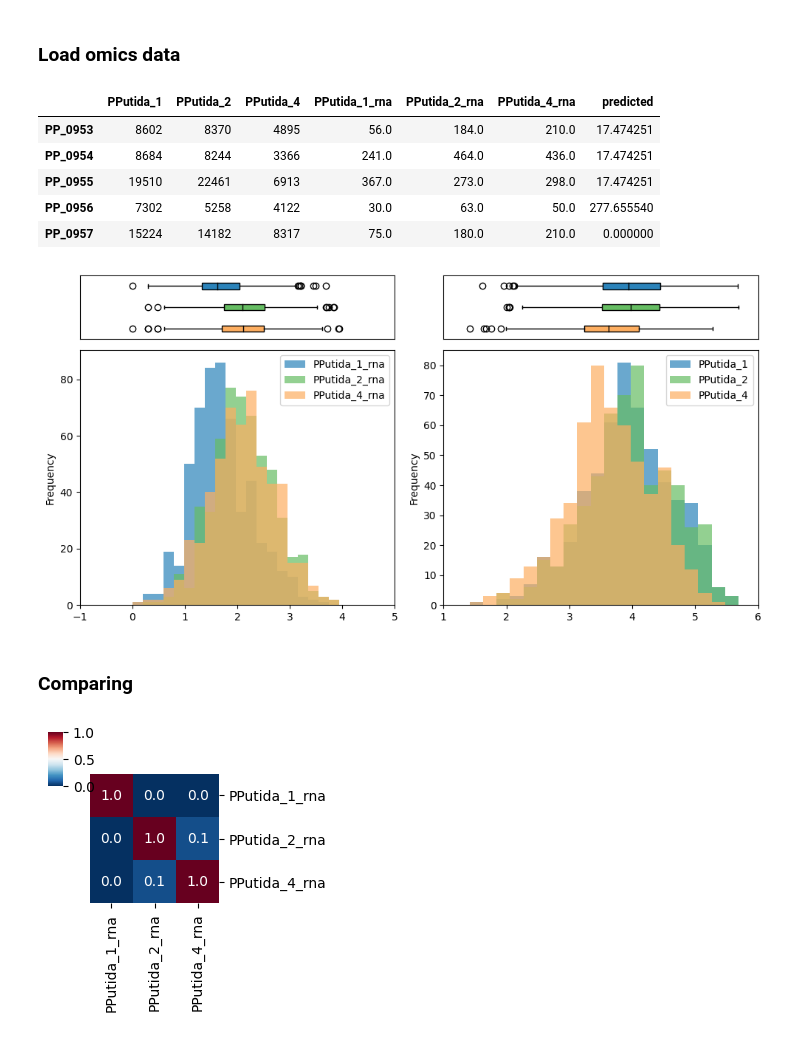
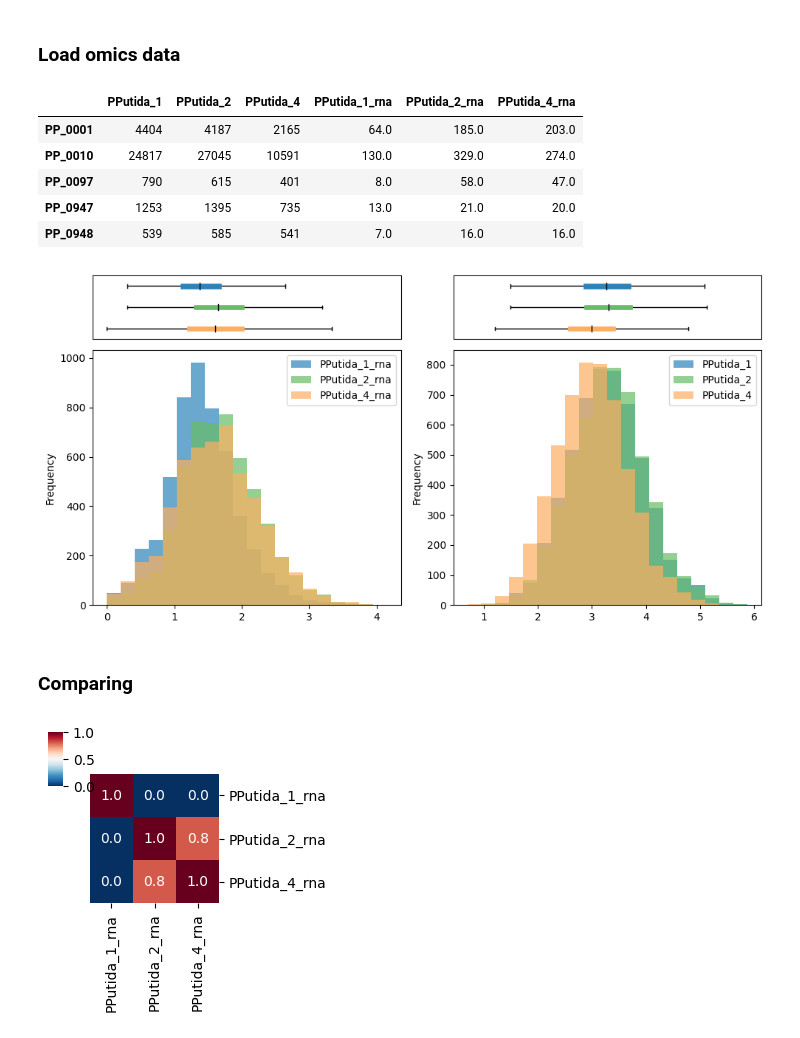
Before and after one commit to jdtibochab/pputidame, a Jupyter notebook: 1.1.OmicsOverview.ipynb, the cells around one changed output. Saved outputs shown, nothing was run; the diff lists cells and outputs as text; code cells hidden in the pictures.

```diff
--- a/1.1.OmicsOverview.ipynb
+++ b/1.1.OmicsOverview.ipynb
@@ -24,13 +20,14 @@ ribo = pandas.read_csv("./data-jul-2024/RS-counts.csv",sep=',',index_col=0)[["PP
 # %%
-Results = ribo.join(rna,rsuffix="_rna").join(pred).dropna()
+Results = ribo.join(rna,rsuffix="_rna")
+# Results = Results.loc[set(Annotation.index) & set(Results.index)]
 Results.head()
 # %% [output]
-|  | PPutida_1 | PPutida_2 | PPutida_4 | PPutida_1_rna | PPutida_2_rna | PPutida_4_rna | predicted |
-| PP_0953 | 8602 | 8370 | 4895 | 56.0 | 184.0 | 210.0 | 17.474251 |
-| PP_0954 | 8684 | 8244 | 3366 | 241.0 | 464.0 | 436.0 | 17.474251 |
-| PP_0955 | 19510 | 22461 | 6913 | 367.0 | 273.0 | 298.0 | 17.474251 |
-| PP_0956 | 7302 | 5258 | 4122 | 30.0 | 63.0 | 50.0 | 277.655540 |
-| PP_0957 | 15224 | 14182 | 8317 | 75.0 | 180.0 | 210.0 | 0.000000 |
+|  | PPutida_1 | PPutida_2 | PPutida_4 | PPutida_1_rna | PPutida_2_rna | PPutida_4_rna |
+| PP_0001 | 4404 | 4187 | 2165 | 64.0 | 185.0 | 203.0 |
+| PP_0010 | 24817 | 27045 | 10591 | 130.0 | 329.0 | 274.0 |
+| PP_0097 | 790 | 615 | 401 | 8.0 | 58.0 | 47.0 |
+| PP_0947 | 1253 | 1395 | 735 | 13.0 | 21.0 | 20.0 |
+| PP_0948 | 539 | 585 | 541 | 7.0 | 16.0 | 16.0 |
 # %%
 ResultsLog = numpy.log10(Results).replace([numpy.inf, -numpy.inf], numpy.nan, inplace=False).dropna()
 samples = ["PPutida_1","PPutida_2","PPutida_4"]
@@ -39,31 +38,34 @@ colors = ["#2b83ba","#66bd63","#fdae61"]
 # %%
 import matplotlib.ticker as ticker
 alpha = 0.7
 fig,ax = plt.subplots(2,2,figsize=(10,5),gridspec_kw={'height_ratios': [1,4]})
-_,props = ResultsLog[rna_samples[::-1]].plot.box(vert=False,ax=ax[0,0],patch_artist=True,return_type='both',color="black")
+_,props = ResultsLog[rna_samples[::-1]].plot.box(vert=False,ax=ax[0,0],patch_artist=True,return_type='both',color="black", flierprops={'markersize': 0})
 for patch,color in zip(props['boxes'],colors[::-1]):
     patch.set_facecolor(color)
+    patch.set_edgecolor("white")
 ResultsLog[rna_samples].plot.hist(alpha=alpha,bins=20,ax=ax[1,0],color=colors)
-_,props = ResultsLog[samples[::-1]].plot.box(vert=False,ax=ax[0,1],patch_artist=True,return_type='both',color="black")
+_,props = ResultsLog[samples[::-1]].plot.box(vert=False,ax=ax[0,1],patch_artist=True,return_type='both',color="black", flierprops={'markersize': 0})
 for patch,color in zip(props['boxes'],colors[::-1]):
     patch.set_facecolor(color)
+    patch.set_edgecolor("white")
+
 ResultsLog[samples].plot.hist(alpha=alpha,bins=20,ax=ax[1,1],color=colors)
 
 ax[0,0].xaxis.set_major_locator(ticker.NullLocator())
 ax[0,0].yaxis.set_major_locator(ticker.NullLocator())
 ax[0,1].xaxis.set_major_locator(ticker.NullLocator())
 ax[0,1].yaxis.set_major_locator(ticker.NullLocator())
 
-for a in ax[:,0]:
-    a.set_xlim([-1,5])
+# for a in ax[:,0]:
+#     a.set_xlim([-1,5])
 
-for a in ax[:,1]:
-    a.set_xlim([1,6])
+# for a in ax[:,1]:
+#     a.set_xlim([1,6])
 
 fig.tight_layout()
 fig.savefig("./figures/omics-distributions.svg")
 # %% [output]
-[figure, old version]
+[figure, new version]
 # %% [markdown]
 ### Comparing
 # %%
@@ -96,9 +98,9 @@ cmap = sns.clustermap(cmap_df,
                # cbar=False,
               )
 labels = [i.get_text() for i in cmap.ax_heatmap.yaxis.get_majorticklabels()]
-# plt.savefig("./figures/mw-te-colorbar.svg",format="svg")
+plt.savefig("./figures/rna-seq-mean-different.svg",format="svg")
 # %% [output]
-[figure, old version]
+[figure, new version]
 # %%
 cmap_df = ttest(samples)
 cmap = plt.cm.get_cmap('RdBu_r').copy()
```
Also changed, not shown: parts of 11 cells of this notebook, 45 other files.
